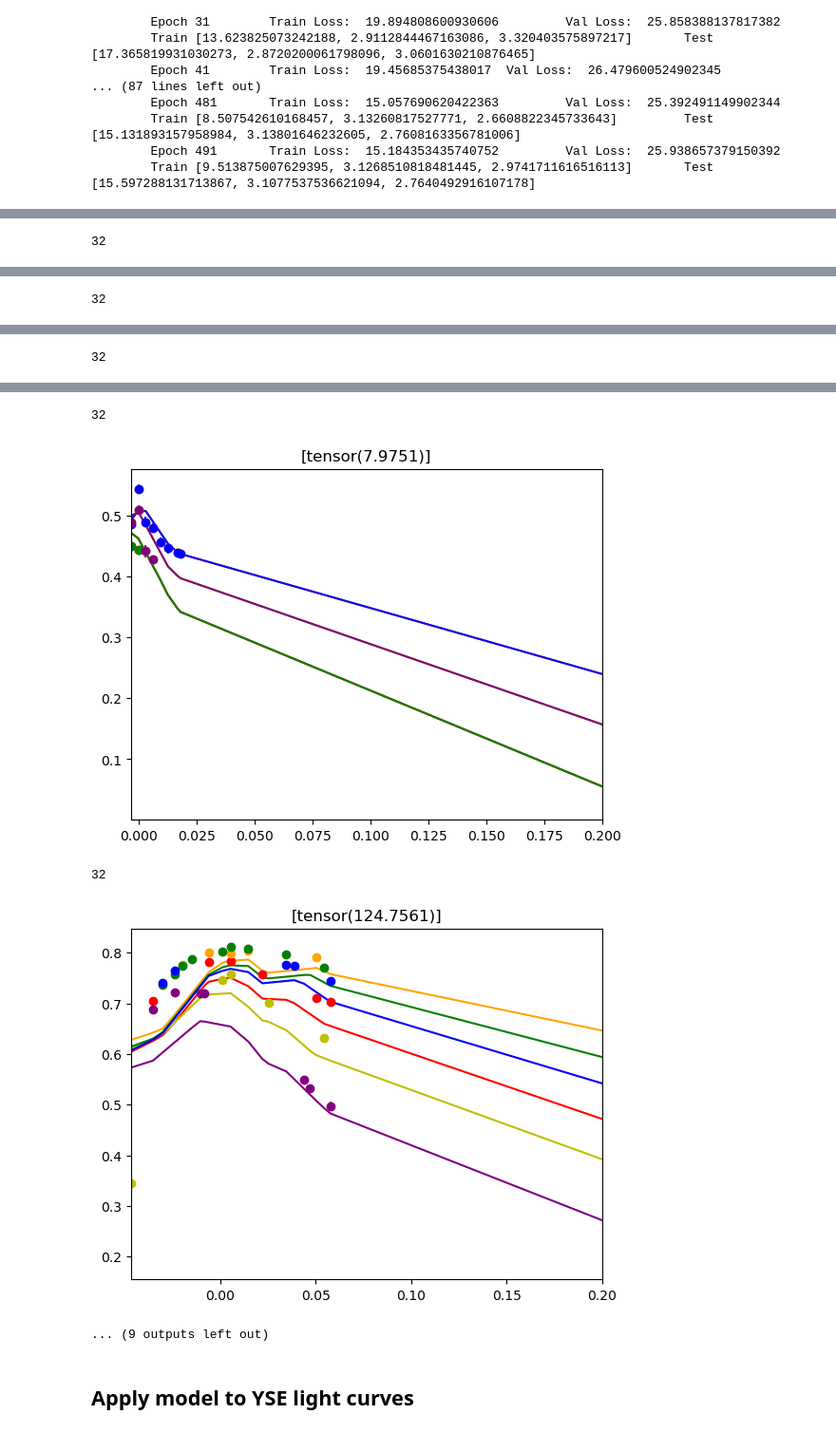
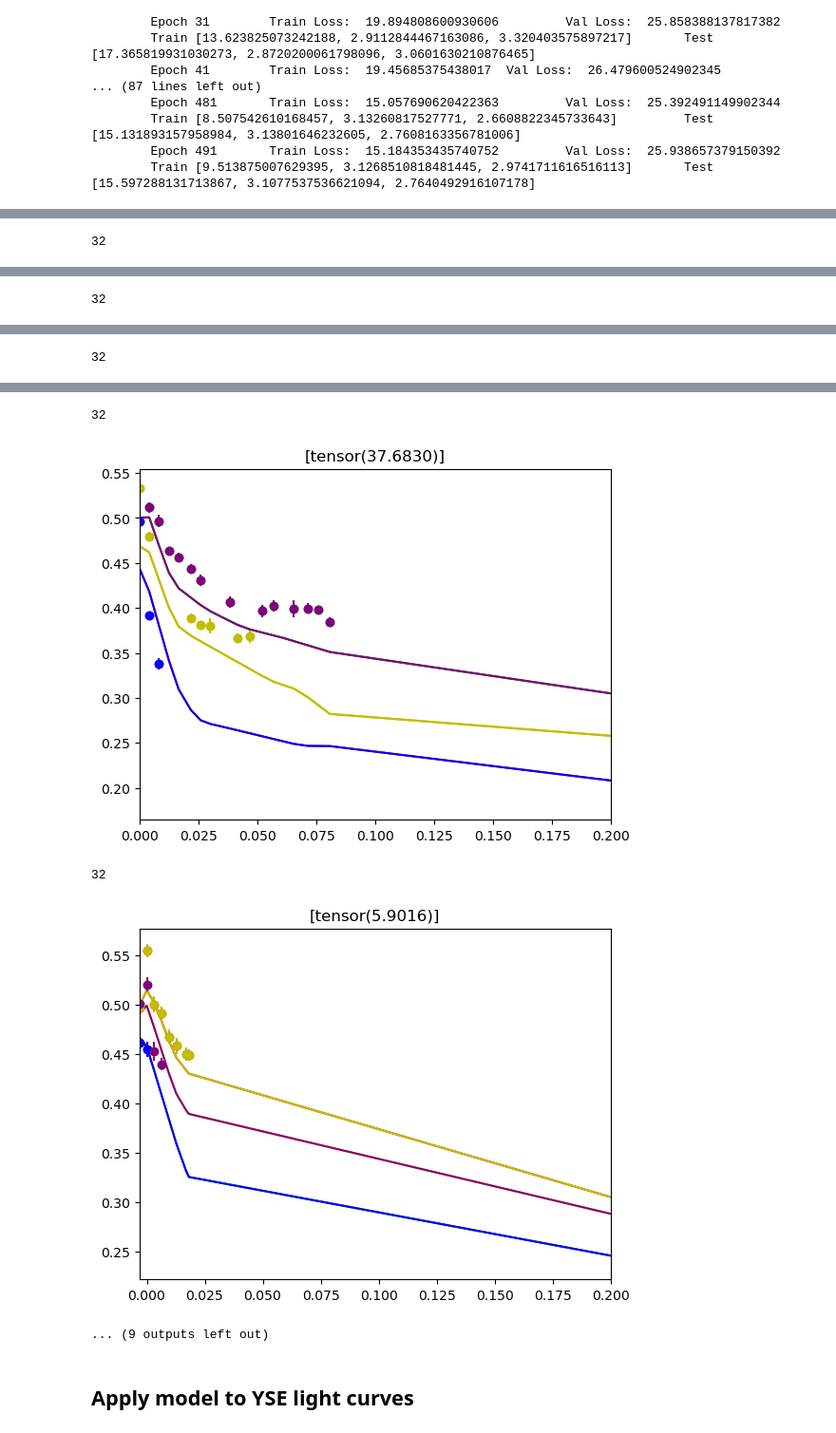
Before and after one commit to kdesoto-astro/survey-agnostic-sn-vae, a Jupyter notebook: data/intro_notebook.ipynb, the cells around one changed output, grey strips where cells are left out. Shown at 95% size. Drawn from its saved outputs; the diff is of its cells as text; code cells hidden in the pictures.

```diff
--- a/data/intro_notebook.ipynb
+++ b/data/intro_notebook.ipynb
@@ -316,23 +316,21 @@ LCFILE = 'superraenn/lcs.npz'
 OUTFILE = 'superraenn/outputs/out.npz'
 OUTDIR = 'superraenn'
 
-sequence, outseq, loss_mask, ids, maxlen, nfilts = prep_input(LCFILE, save=True, outdir=OUTDIR)
-print(ids)
+sequence, outseq, loss_mask, meta_dict = prep_input(LCFILE, save=True, outdir=OUTDIR)
 device = 'cpu'
-model_fn = os.path.join(OUTDIR, "contrastive_euclidean/model.pt")
+model_fn = os.path.join(OUTDIR, "contrastive_euclidean/model_3_100.pt")
 model = torch.load(model_fn).to(device)
 model.device = device
 
 dataset = SNDataset(sequence[:,:,:-1], outseq, sequence[:,0,-1], loss_mask, device=device)
 model.save_outputs(
-    dataset, ids=ids, outdir=OUTDIR
+    dataset, meta=meta_dict, outdir=OUTDIR
 )
 
 out = np.load(OUTFILE, allow_pickle=True)
 decodings = out['decodings']
 z_means = out['z_means']
 z_logvars = out['z_logvars']
-ids2 = out['ids']
 
 #assert(len(np.unique(ids)) == len(ids))
 #assert(len(np.unique(ids2)) == len(ids2))
@@ -391,7 +387,7 @@ True
 32
-[figure, old version]
+[figure, new version]
 32
-[figure, old version]
+[figure, new version]
 ... (9 outputs left out)
 # %% [markdown]
 ## Apply model to YSE light curves
```
Also changed, not shown: parts of 11 cells of this notebook, 7 other files.
